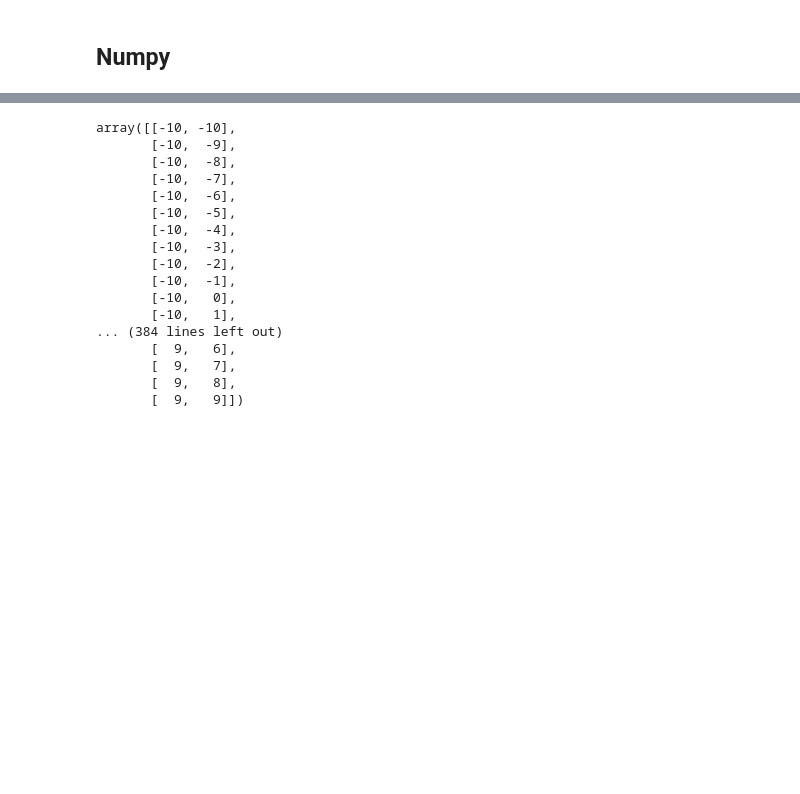
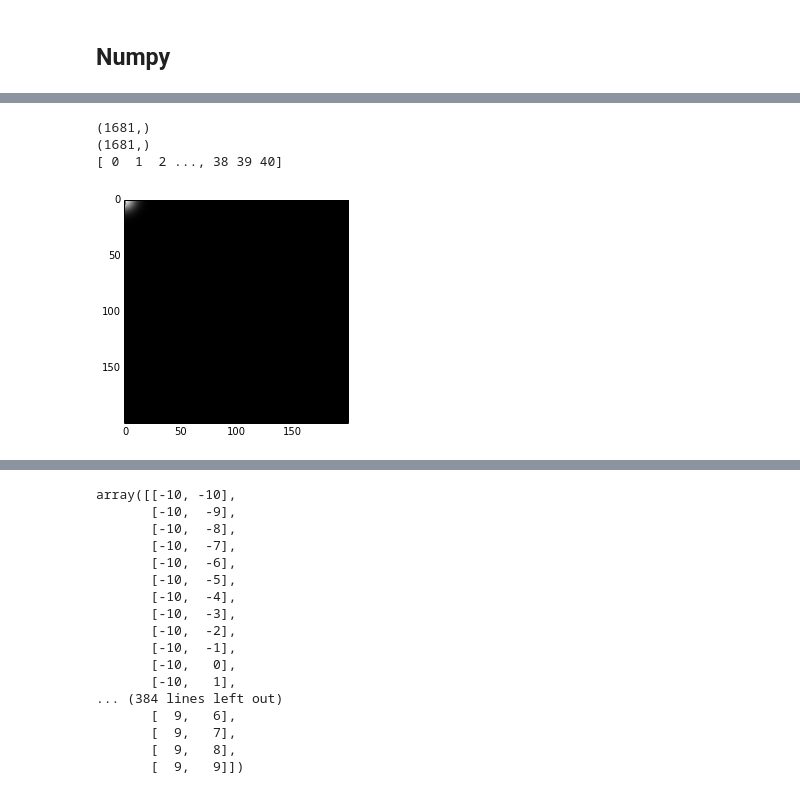
Before and after one commit to topazS50/pytips, a Jupyter notebook: pytips.ipynb, the cells around one changed output, grey strips where cells are left out. Cells and saved outputs as stored; diff of their text form; code cells hidden in the pictures; blank space fills up the shorter version.

```diff
--- a/pytips.ipynb
+++ b/pytips.ipynb
@@ -2,0 +20,15 @@
+# %%
+print xs[(xs>=0) * (ys>-1)].shape
+print ys[(xs>-1) * (ys>-1)].shape
+x0 = xs[(xs>-1) * (ys>-1)]
+y0 = ys[(xs>-1) * (ys>-1)]
+canvas = np.zeros((200, 200))
+print x0
+canvas[x0,y0] = z[x0-40, y0-40]
+plt.imshow(canvas, cmap='gray')
+plt.show()
+# %% [output]
+(1681,)
+(1681,)
+[ 0  1  2 ..., 38 39 40]
+[figure, added]
```
Also changed, not shown: parts of 4 cells of this notebook, 1 other file.
